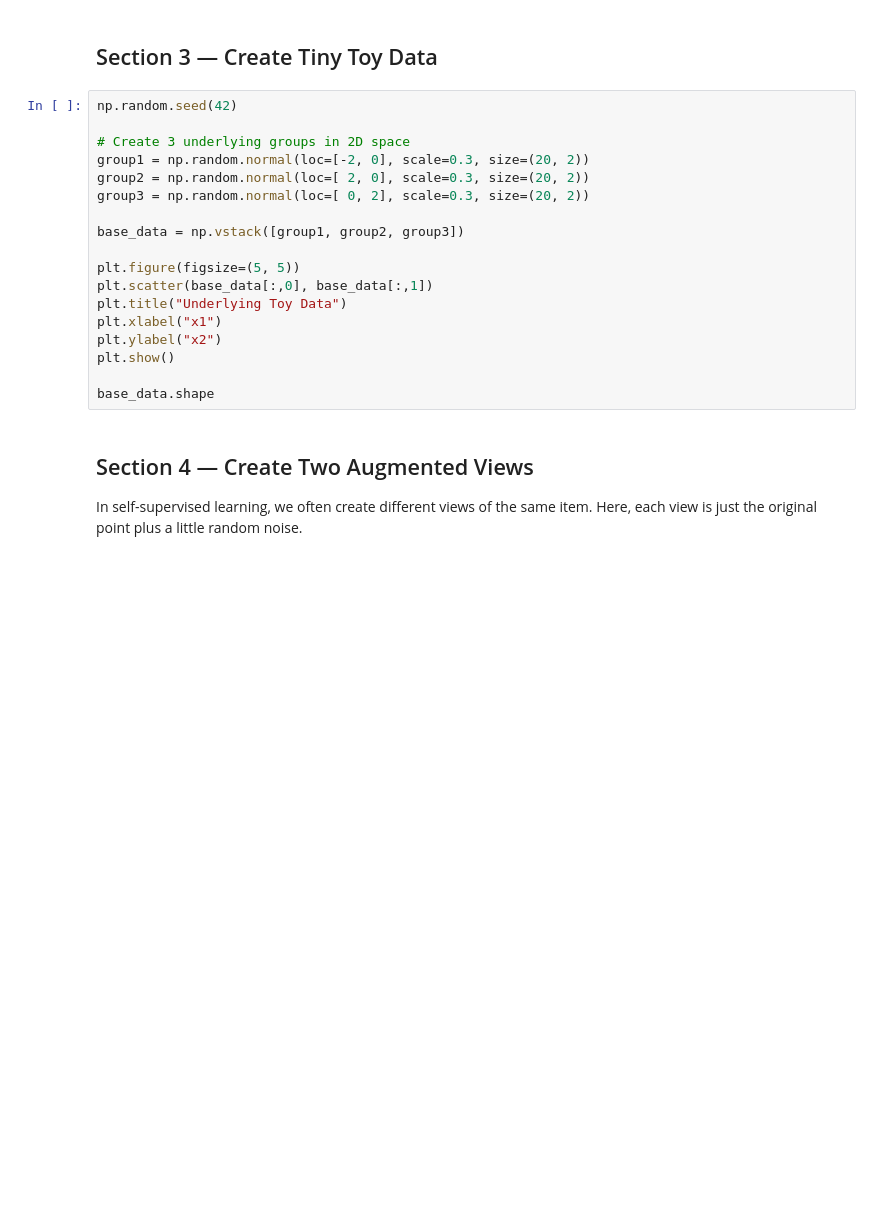
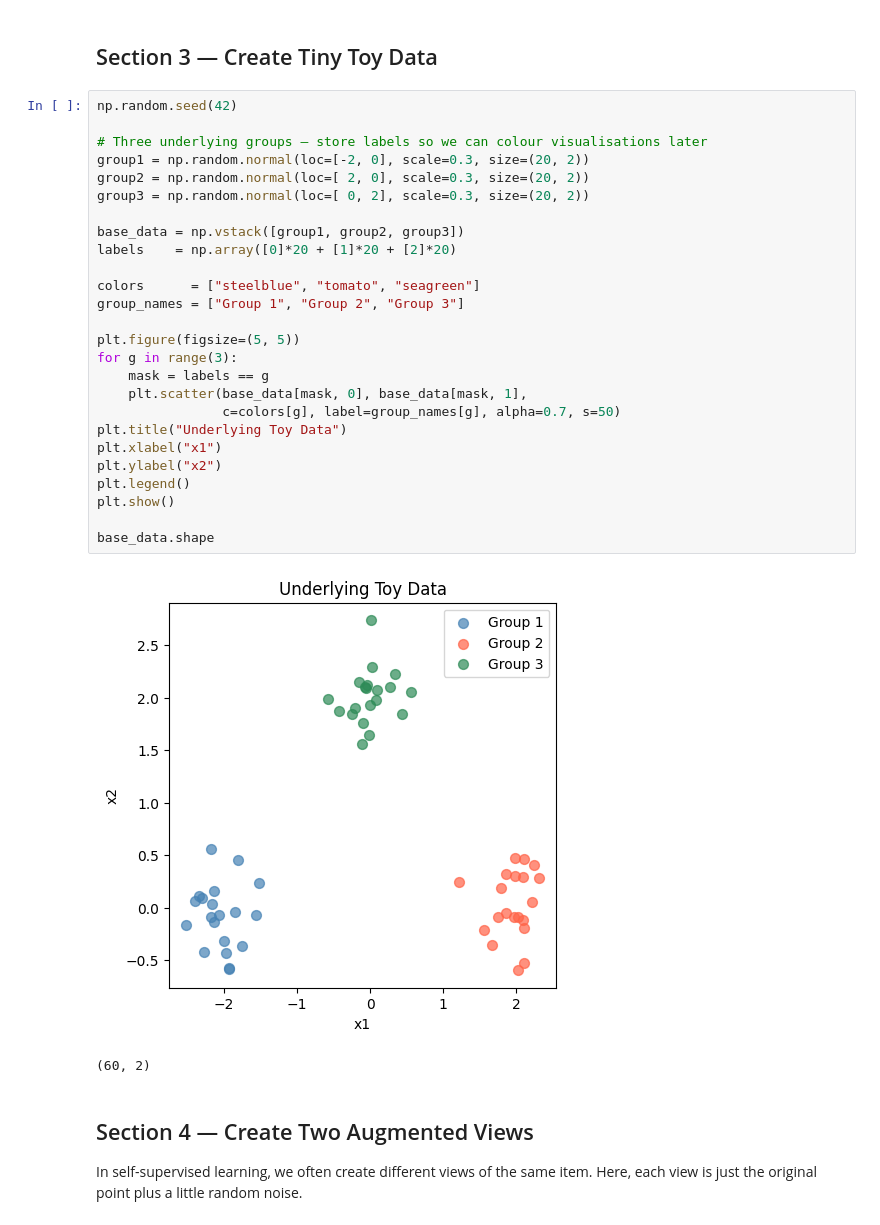
Before and after one commit to gavinoliver-prog/knowledge-graphs-rag-multimodal-ai, a Jupyter notebook: Python/foundation_models/17_tiny_self_supervised_model_demo.ipynb, the cells around one changed output. Cells and saved outputs as stored; diff of their text form; blank space fills up the shorter version.

```diff
--- a/Python/foundation_models/17_tiny_self_supervised_model_demo.ipynb
+++ b/Python/foundation_models/17_tiny_self_supervised_model_demo.ipynb
@@ -43,21 +43,32 @@ This is only a toy demonstration, but the workflow is real.
 # %%
 np.random.seed(42)
 
-# Create 3 underlying groups in 2D space
+# Three underlying groups — store labels so we can colour visualisations later
 group1 = np.random.normal(loc=[-2, 0], scale=0.3, size=(20, 2))
 group2 = np.random.normal(loc=[ 2, 0], scale=0.3, size=(20, 2))
 group3 = np.random.normal(loc=[ 0, 2], scale=0.3, size=(20, 2))
 
 base_data = np.vstack([group1, group2, group3])
+labels    = np.array([0]*20 + [1]*20 + [2]*20)
+
+colors      = ["steelblue", "tomato", "seagreen"]
+group_names = ["Group 1", "Group 2", "Group 3"]
 
 plt.figure(figsize=(5, 5))
-plt.scatter(base_data[:,0], base_data[:,1])
+for g in range(3):
+    mask = labels == g
+    plt.scatter(base_data[mask, 0], base_data[mask, 1],
+                c=colors[g], label=group_names[g], alpha=0.7, s=50)
 plt.title("Underlying Toy Data")
 plt.xlabel("x1")
 plt.ylabel("x2")
+plt.legend()
 plt.show()
 
 base_data.shape
+# %% [output]
+[figure, added]
+(60, 2)
 # %% [markdown]
 ## Section 4 — Create Two Augmented Views
 In self-supervised learning, we often create different views of the same item.
```
Also changed, not shown: parts of 21 cells of this notebook, 5 other files.
